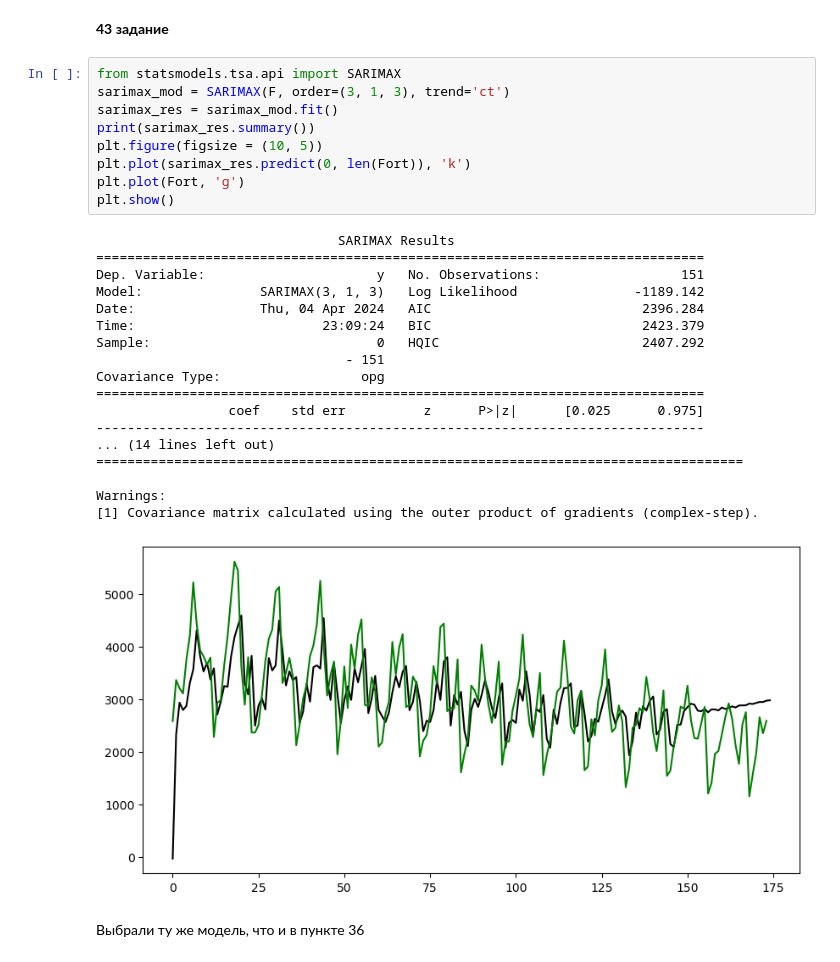
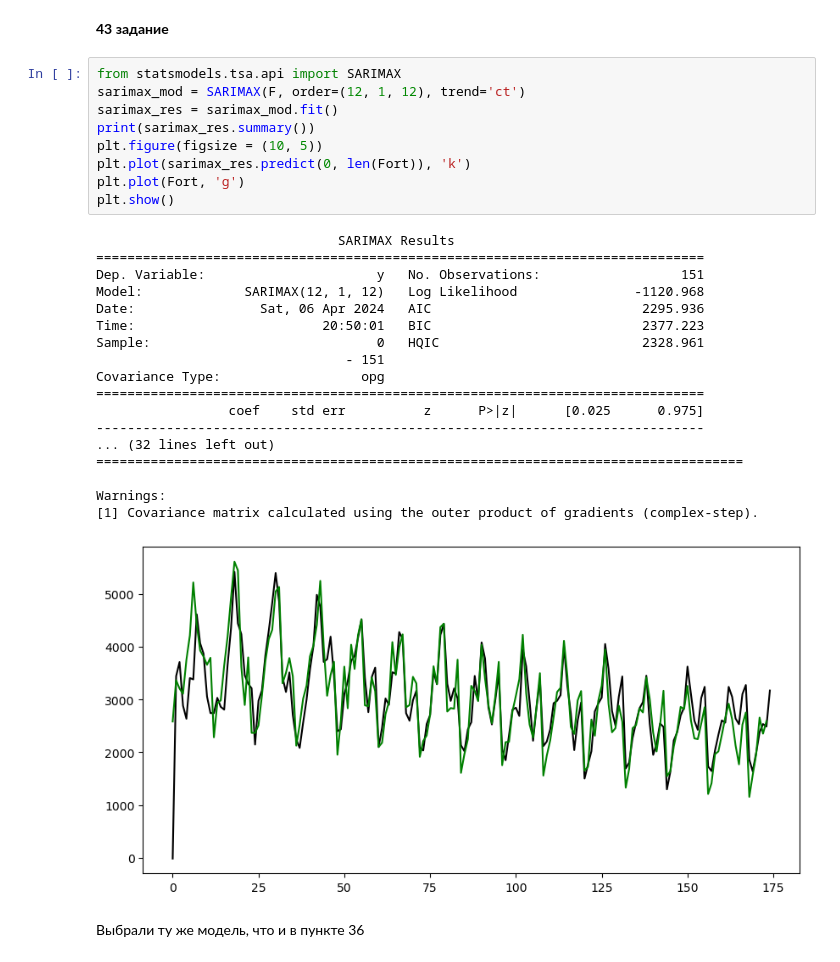
Before and after one commit to sympathhy/Vremennyi, a Jupyter notebook: lab4.ipynb, the cells around one changed output. Saved outputs shown, nothing was run; the diff lists cells and outputs as text.

```diff
--- a/lab4.ipynb
+++ b/lab4.ipynb
@@ -425,32 +454,32 @@ plt.show()
 **43 задание**
 # %%
 from statsmodels.tsa.api import SARIMAX
-sarimax_mod = SARIMAX(F, order=(3, 1, 3), trend='ct')
+sarimax_mod = SARIMAX(F, order=(12, 1, 12), trend='ct')
 sarimax_res = sarimax_mod.fit()
 print(sarimax_res.summary())
 plt.figure(figsize = (10, 5))
 plt.plot(sarimax_res.predict(0, len(Fort)), 'k')
 plt.plot(Fort, 'g')
 plt.show()
 # %% [output]
                                SARIMAX Results
 ==============================================================================
 Dep. Variable:                      y   No. Observations:                  151
-Model:               SARIMAX(3, 1, 3)   Log Likelihood               -1189.142
-Date:                Thu, 04 Apr 2024   AIC                           2396.284
-Time:                        23:09:24   BIC                           2423.379
-Sample:                             0   HQIC                          2407.292
+Model:             SARIMAX(12, 1, 12)   Log Likelihood               -1120.968
+Date:                Sat, 06 Apr 2024   AIC                           2295.936
+Time:                        20:50:01   BIC                           2377.223
+Sample:                             0   HQIC                          2328.961
                                 - 151
 Covariance Type:                  opg
 ==============================================================================
                  coef    std err          z      P>|z|      [0.025      0.975]
 ------------------------------------------------------------------------------
-... (14 lines left out)
+... (32 lines left out)
 ===================================================================================
 
 Warnings:
 [1] Covariance matrix calculated using the outer product of gradients (complex-step).
-[figure, old version]
+[figure, new version]
 # %% [markdown]
 Выбрали ту же модель, что и в пункте 36
 # %% [markdown]
```
Also changed, not shown: parts of 19 cells of this notebook.
